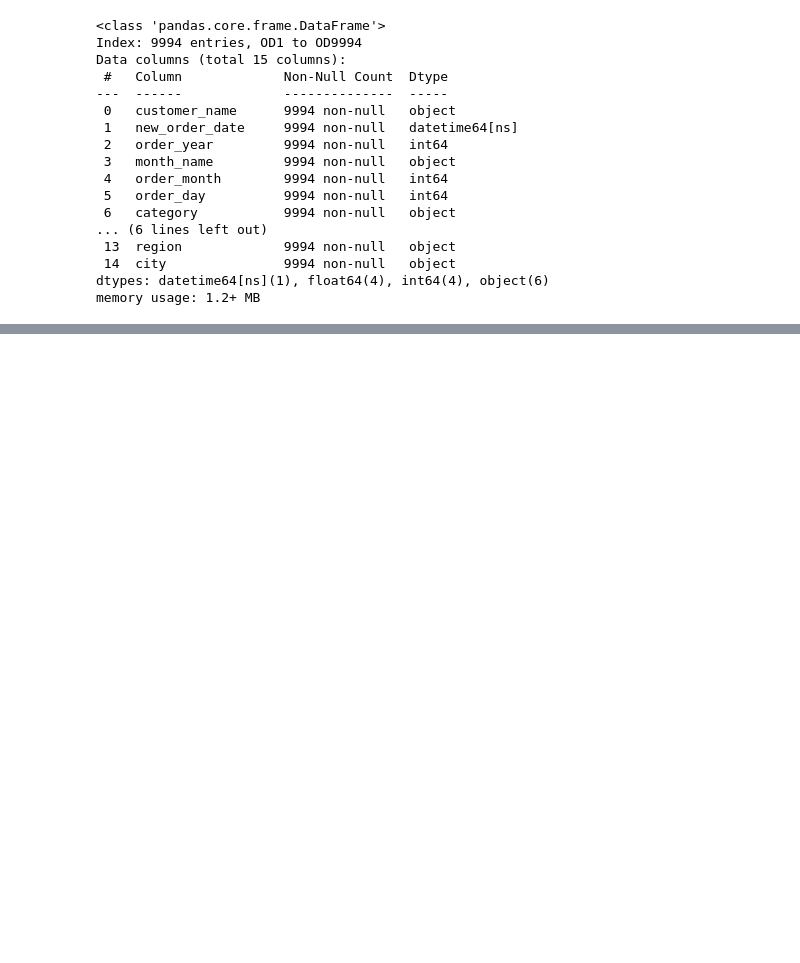
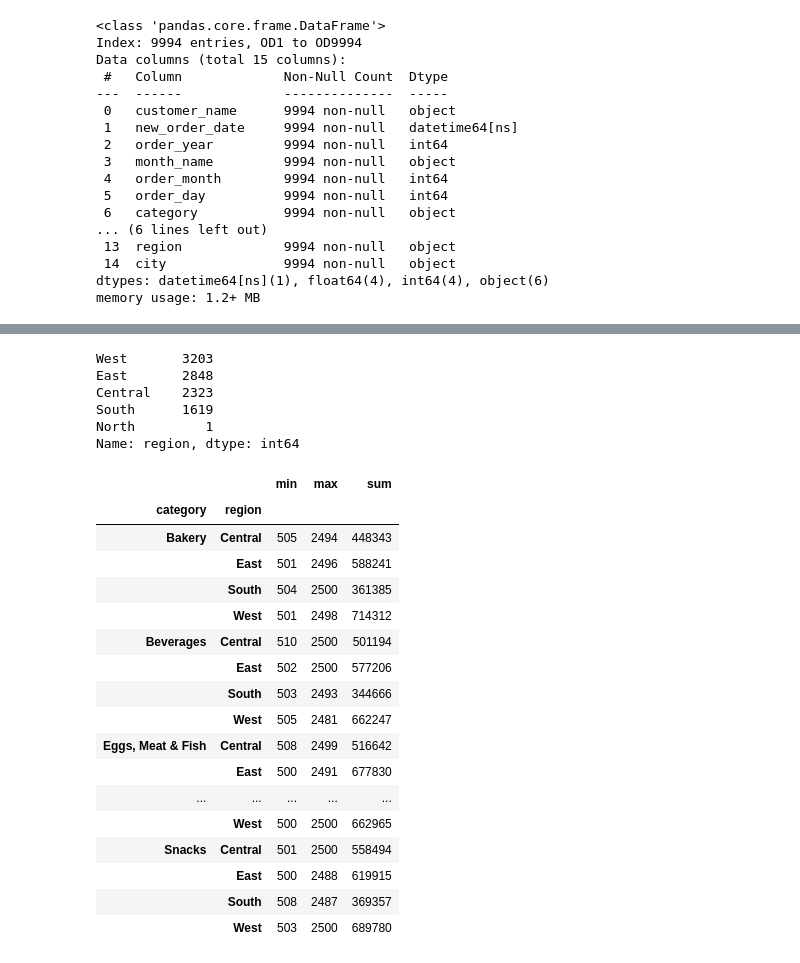
Before and after one commit to UCDPA-oneilld23/Grocery-Sales-project, a Jupyter notebook: UCDPA DON Assignment.ipynb, the cells around one changed output, grey strips where cells are left out. Saved outputs shown, nothing was run; the diff lists cells and outputs as text; code cells hidden in the pictures; blank space fills up the shorter version.

```diff
--- a/UCDPA DON Assignment.ipynb
+++ b/UCDPA DON Assignment.ipynb
@@ -91,0 +227,30 @@ Sales_data.groupby(['category','sub_category']).median()
+# %%
+print(Orders_by_region)
+# %% [output]
+West       3203
+East       2848
+Central    2323
+South      1619
+North         1
+Name: region, dtype: int64
+# %%
+Sales_data.groupby(["category","region"])["total_sales"].agg([min, max, sum])
+# %% [output]
+|  |  | min | max | sum |
+| category | region |  |  |  |
+| Bakery | Central | 505 | 2494 | 448343 |
+|  | East | 501 | 2496 | 588241 |
+|  | South | 504 | 2500 | 361385 |
+|  | West | 501 | 2498 | 714312 |
+| Beverages | Central | 510 | 2500 | 501194 |
+|  | East | 502 | 2500 | 577206 |
+|  | South | 503 | 2493 | 344666 |
+|  | West | 505 | 2481 | 662247 |
+| Eggs, Meat & Fish | Central | 508 | 2499 | 516642 |
+|  | East | 500 | 2491 | 677830 |
+| ... | ... | ... | ... | ... |
+|  | West | 500 | 2500 | 662965 |
+| Snacks | Central | 501 | 2500 | 558494 |
+|  | East | 500 | 2488 | 619915 |
+|  | South | 508 | 2487 | 369357 |
+|  | West | 503 | 2500 | 689780 |
```
Also changed, not shown: parts of 31 cells of this notebook.
